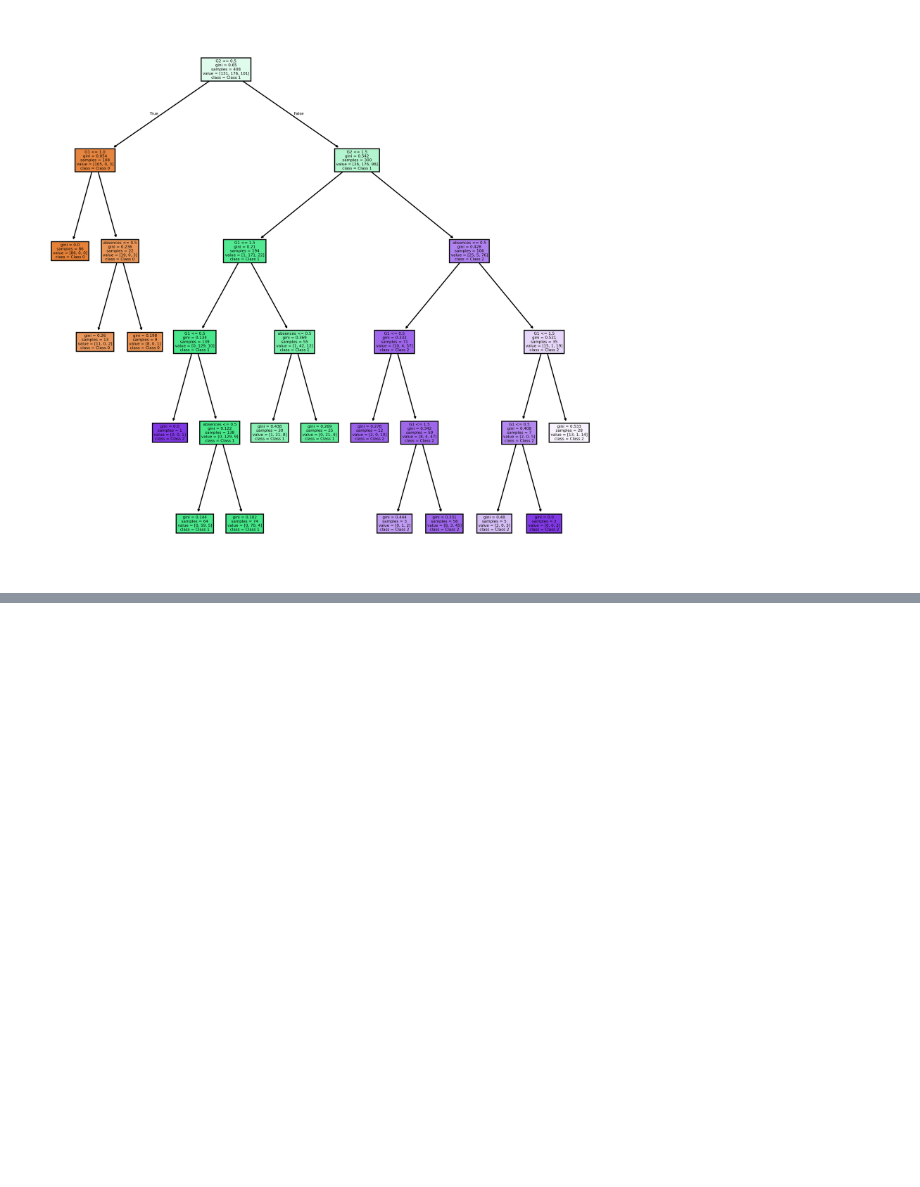
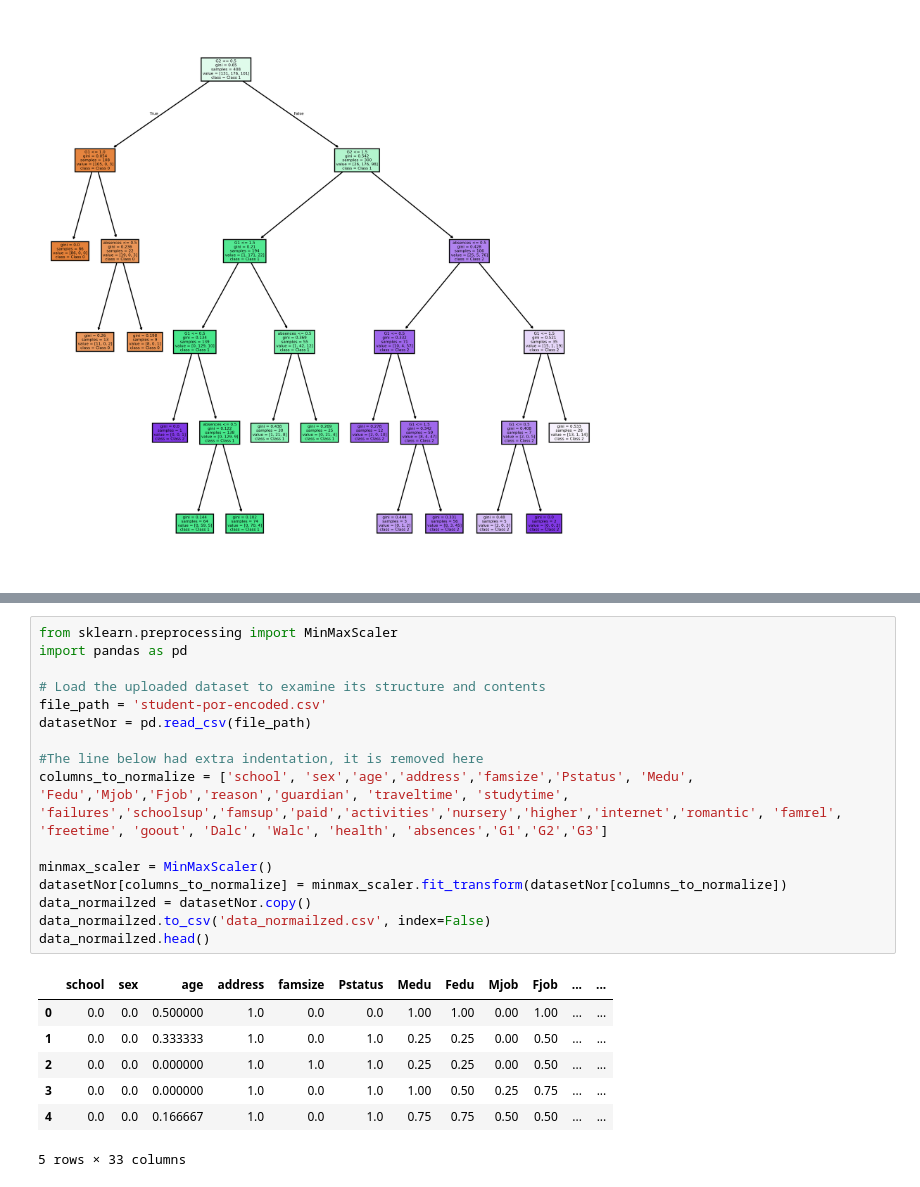
Before and after one commit to iraseel74/mining-project, a Jupyter notebook: Reports/Phase3.ipynb, the cells around one changed output, grey strips where cells are left out. Cells and saved outputs as stored; diff of their text form; blank space fills up the shorter version.

```diff
--- a/Reports/Phase3.ipynb
+++ b/Reports/Phase3.ipynb
@@ -309,0 +156,24 @@ K=5 provides a balance between compactness (inertia) and silhouette score
+# %%
+from sklearn.preprocessing import MinMaxScaler
+import pandas as pd
+
+# Load the uploaded dataset to examine its structure and contents
+file_path = 'student-por-encoded.csv'
+datasetNor = pd.read_csv(file_path)
+
+#The line below had extra indentation, it is removed here
+columns_to_normalize = ['school', 'sex','age','address','famsize','Pstatus', 'Medu', 'Fedu','Mjob','Fjob','reason','guardian', 'traveltime', 'studytime', 'failures','schoolsup','famsup','paid','activities','nursery','higher','internet','romantic', 'famrel', 'freetime', 'goout', 'Dalc', 'Walc', 'health', 'absences','G1','G2','G3']
+
+minmax_scaler = MinMaxScaler()
+datasetNor[columns_to_normalize] = minmax_scaler.fit_transform(datasetNor[columns_to_normalize])
+data_normailzed = datasetNor.copy()
+data_normailzed.to_csv('data_normailzed.csv', index=False)
+data_normailzed.head()
+# %% [output]
+|  | school | sex | age | address | famsize | Pstatus | Medu | Fedu | Mjob | Fjob | ... | ... |
+| 0 | 0.0 | 0.0 | 0.500000 | 1.0 | 0.0 | 0.0 | 1.00 | 1.00 | 0.00 | 1.00 | ... | ... |
+| 1 | 0.0 | 0.0 | 0.333333 | 1.0 | 0.0 | 1.0 | 0.25 | 0.25 | 0.00 | 0.50 | ... | ... |
+| 2 | 0.0 | 0.0 | 0.000000 | 1.0 | 1.0 | 1.0 | 0.25 | 0.25 | 0.00 | 0.50 | ... | ... |
+| 3 | 0.0 | 0.0 | 0.000000 | 1.0 | 0.0 | 1.0 | 1.00 | 0.50 | 0.25 | 0.75 | ... | ... |
+| 4 | 0.0 | 0.0 | 0.166667 | 1.0 | 0.0 | 1.0 | 0.75 | 0.75 | 0.50 | 0.50 | ... | ... |
+5 rows × 33 columns
```
Also changed, not shown: parts of 20 cells of this notebook.
